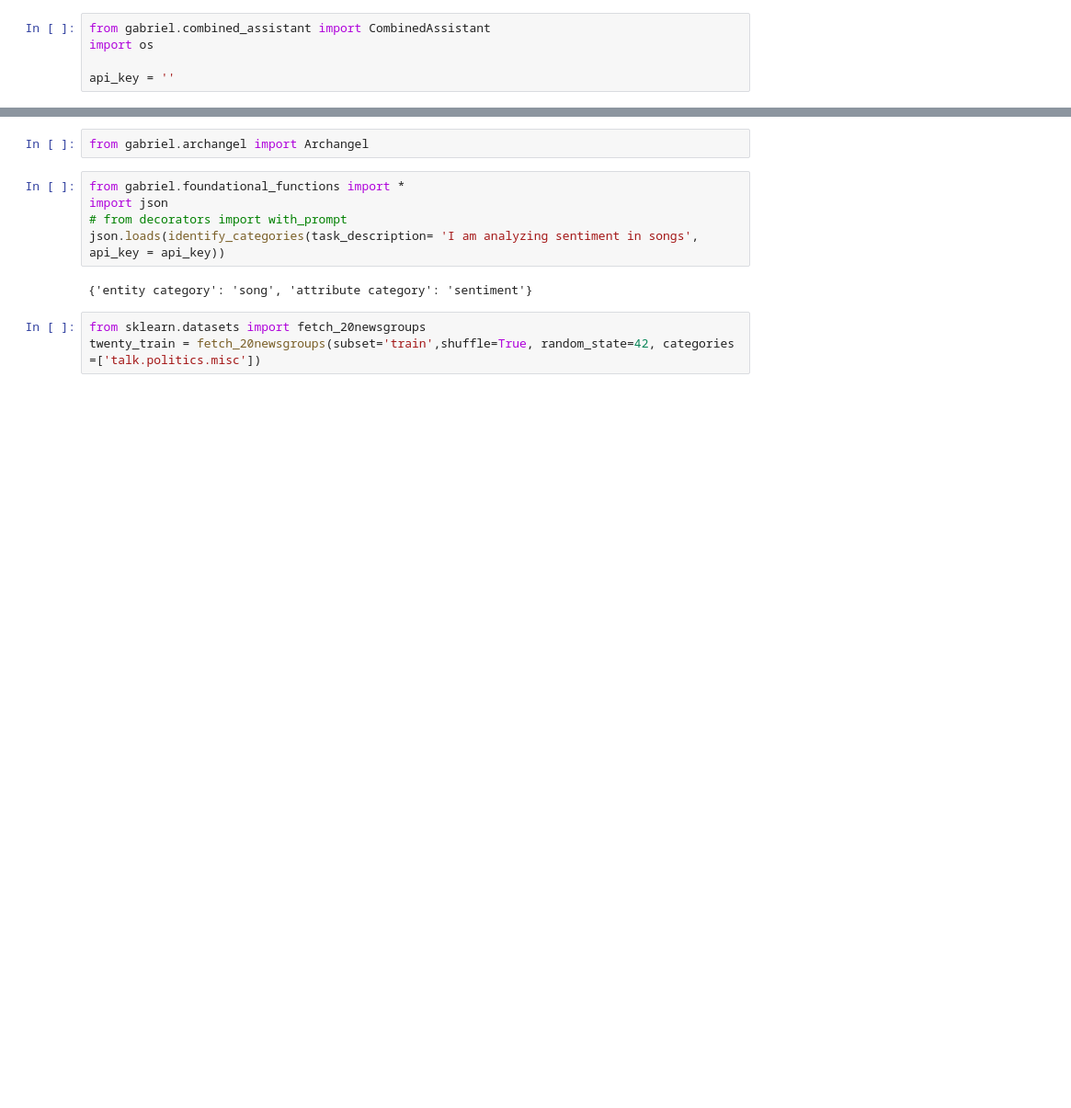
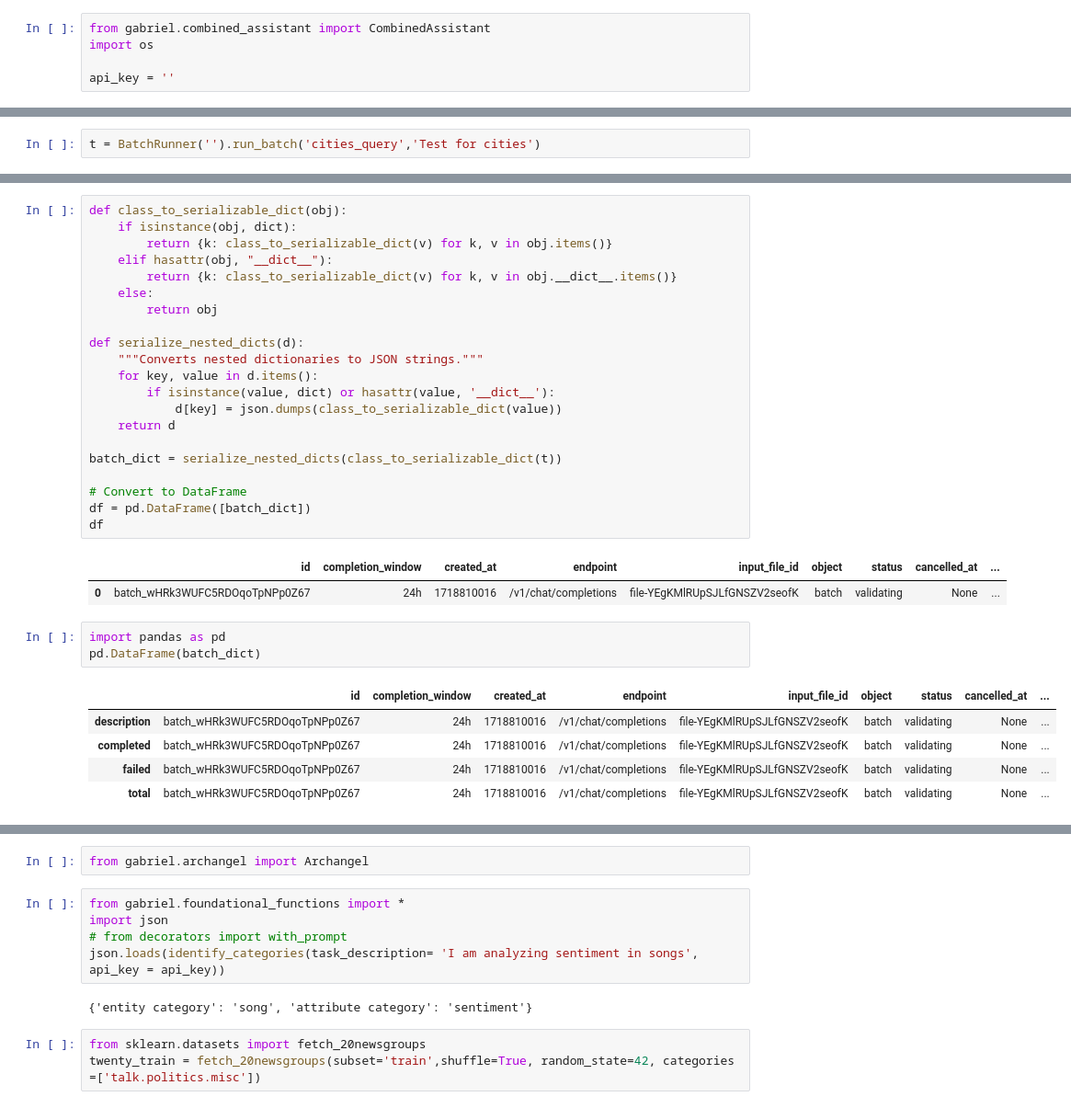
Before and after one commit to elliottmokski/GABRIEL-distribution, a Jupyter notebook: GABRIEL/library_test.ipynb, the cells around one changed output, grey strips where cells are left out. Shown: that part at 92% size. Saved outputs shown, nothing was run; the diff lists cells and outputs as text; blank space fills up the shorter version.

Commit message:
Add functionality for Batch API

```diff
--- a/GABRIEL/library_test.ipynb
+++ b/GABRIEL/library_test.ipynb
@@ -5,0 +30,2 @@ api_key = ''
+# %%
+t = BatchRunner('').run_batch('cities_query','Test for cities')
@@ -5,0 +42,33 @@ api_key = ''
+# %%
+def class_to_serializable_dict(obj):
+    if isinstance(obj, dict):
+        return {k: class_to_serializable_dict(v) for k, v in obj.items()}
+    elif hasattr(obj, "__dict__"):
+        return {k: class_to_serializable_dict(v) for k, v in obj.__dict__.items()}
+    else:
+        return obj
+
+def serialize_nested_dicts(d):
+    """Converts nested dictionaries to JSON strings."""
+    for key, value in d.items():
+        if isinstance(value, dict) or hasattr(value, '__dict__'):
+            d[key] = json.dumps(class_to_serializable_dict(value))
+    return d
+
+batch_dict = serialize_nested_dicts(class_to_serializable_dict(t))
+
+# Convert to DataFrame
+df = pd.DataFrame([batch_dict])
+df
+# %% [output]
+|  | id | completion_window | created_at | endpoint | input_file_id | object | status | cancelled_at | ... |
+| 0 | batch_wHRk3WUFC5RDOqoTpNPp0Z67 | 24h | 1718810016 | /v1/chat/completions | file-YEgKMlRUpSJLfGNSZV2seofK | batch | validating | None | ... |
+# %%
+import pandas as pd
+pd.DataFrame(batch_dict)
+# %% [output]
+|  | id | completion_window | created_at | endpoint | input_file_id | object | status | cancelled_at | ... |
+| description | batch_wHRk3WUFC5RDOqoTpNPp0Z67 | 24h | 1718810016 | /v1/chat/completions | file-YEgKMlRUpSJLfGNSZV2seofK | batch | validating | None | ... |
+| completed | batch_wHRk3WUFC5RDOqoTpNPp0Z67 | 24h | 1718810016 | /v1/chat/completions | file-YEgKMlRUpSJLfGNSZV2seofK | batch | validating | None | ... |
+| failed | batch_wHRk3WUFC5RDOqoTpNPp0Z67 | 24h | 1718810016 | /v1/chat/completions | file-YEgKMlRUpSJLfGNSZV2seofK | batch | validating | None | ... |
+| total | batch_wHRk3WUFC5RDOqoTpNPp0Z67 | 24h | 1718810016 | /v1/chat/completions | file-YEgKMlRUpSJLfGNSZV2seofK | batch | validating | None | ... |
```
Also changed, not shown: parts of 20 cells of this notebook, 6 other files.
